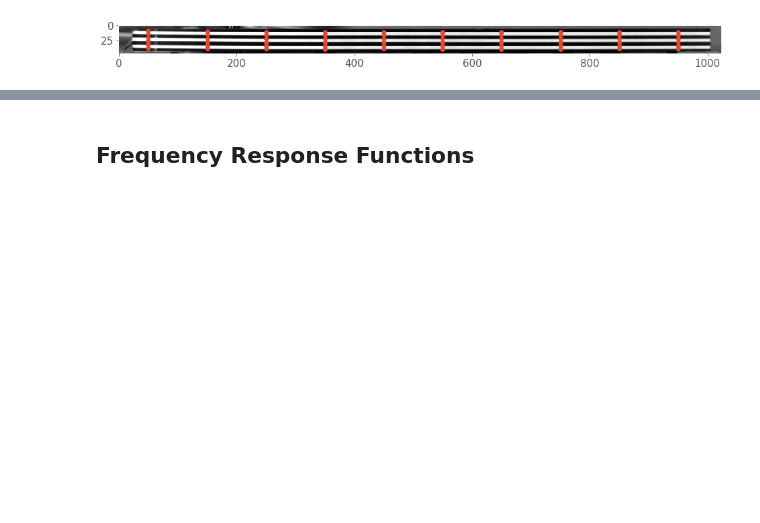
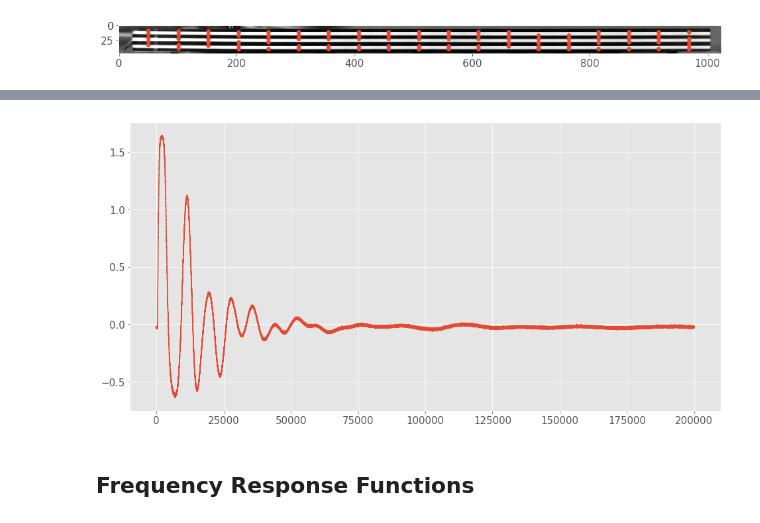
Before and after one commit to ladisk/ImageBasedModalAnalysisTutorial, a Jupyter notebook: ImageBasedModalAnalysisTutorial.ipynb, the cells around one changed output, grey strips where cells are left out. Saved outputs shown, nothing was run; the diff lists cells and outputs as text; code cells hidden in the pictures; blank space fills up the shorter version.

```diff
--- a/ImageBasedModalAnalysisTutorial.ipynb
+++ b/ImageBasedModalAnalysisTutorial.ipynb
@@ -131,7 +175,8 @@ grad0, grad1 = np.gradient(reference_image)
 # %%
 border = 50
-N = 10
-w = np.arange(border, reference_image.shape[1]-border, 100)
-h = np.argsort(np.abs(grad0[:, w]), axis=0)[-N:, :].T
-inds = np.column_stack((h.flatten(), w.repeat(N)))
+n = 5
+N = 20
+w = np.arange(border, reference_image.shape[1]-border, np.abs(border - reference_image.shape[1]-border)//N)
+h = np.argsort(np.abs(grad0[:, w]), axis=0)[-n:, :].T
+inds = np.column_stack((h.flatten(), w.repeat(n)))
 # %%
@@ -141,4 +187,4 @@ plt.grid(False)
 # %% [output]
 [figure]
 # %%
-# displacements = pysof.calc_displacements(file, points=inds)
+displacements = pysof.calc_displacements(file, points=inds, n=n)
@@ -145,2 +200,7 @@ plt.grid(False)
+# %%
+fig, ax = plt.subplots()
+ax.plot(displacements[:, 5]);
+# %% [output]
+[figure, added]
 # %% [markdown]
 ## Frequency Response Functions
```
Also changed, not shown: parts of 31 cells of this notebook.
